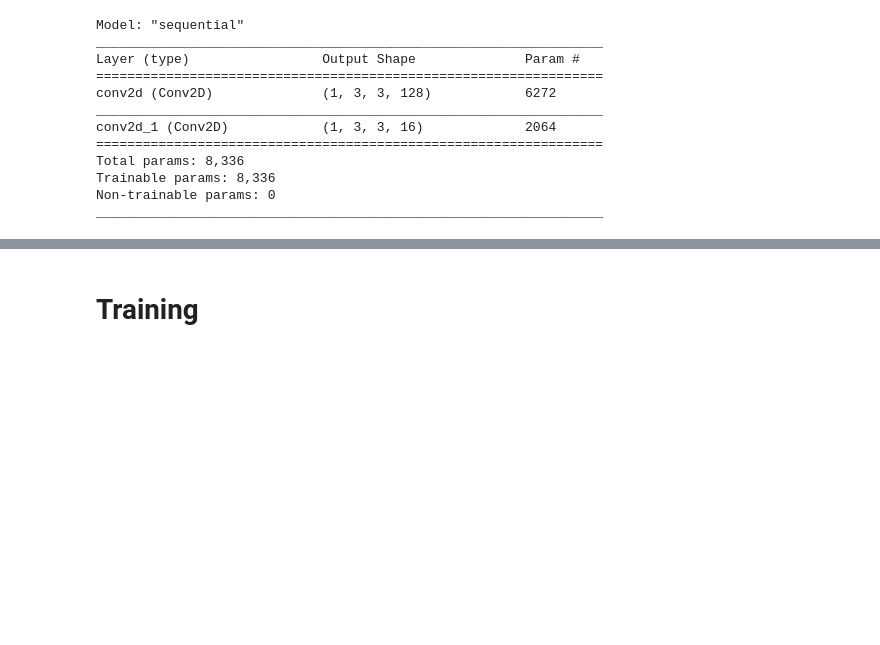
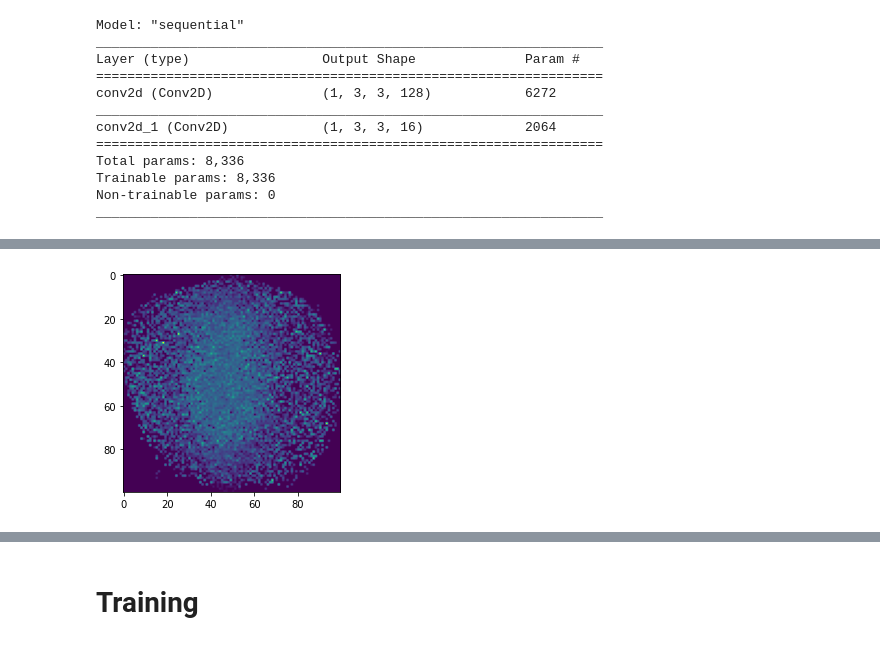
Before and after one commit to Schumacher-group/post--growing-ca, a Jupyter notebook: Growing_Neural_Cellular_Automata_2_0.ipynb, the cells around one changed output, grey strips where cells are left out. Cells and saved outputs as stored; diff of their text form; code cells hidden in the pictures; blank space fills up the shorter version.

```diff
--- a/Growing_Neural_Cellular_Automata_2_0.ipynb
+++ b/Growing_Neural_Cellular_Automata_2_0.ipynb
@@ -350,0 +443,81 @@ _________________________________________________________________
+# %%
+#@title Read average data
+
+# Importing necessary Libraries
+import numpy as np
+import pandas as pd
+
+from skimage.transform import hough_ellipse
+
+# Read table
+df = pd.read_csv("https://github.com/Schumacher-group/post--growing-ca/blob/master/data/210427_S2_results?raw=true", sep='\t')
+#print(df.columns)
+
+# define timepoints (conditions)
+timepoints = ["36h", "48h", "60h"]
+timepoint = '60h'
+
+# create a new column to specify conditions
+predicates = [(df['Image Name'].str.contains(x)) for x in timepoints]
+df['Time Point'] = np.select(predicates, timepoints)
+df[['Image Name', 'Time Point']].head()
+
+
+# subset data acc. to timepoint
+df_subset = df.loc[df['Time Point']==timepoint]
+
+# isolate relevant columns
+x = df_subset['Normalised Coordinate 0']
+y = df_subset['Normalised Coordinate 1']
+points = df_subset[['Normalised Coordinate 0', 'Normalised Coordinate 1']]
+
+# mean intensity for marker proteins
+SOX2 = df_subset['Mean Intensity SOX2']
+TBRA = df_subset['Mean Intensity TBRA']
+GSC = df_subset['Mean Intensity GSC']
+
+# number of bins to which image will be alloted
+bin_number = 100
+
+# create array with count entries for each bin
+H, xedges, yedges = np.histogram2d(x, y, bins = bin_number)
+H = H.T
+
+# create second array to use as a divisor
+H_divisor = np.histogram2d(x, y, bins = bin_number)[0].T
+H_divisor[np.where(H == 0)] = 1
+
+# create arrays with sum of mean intensities and divide to get mean of mean intensities
+H_SOX2 = np.histogram2d(x, y, bins = bin_number, weights=SOX2)[0].T
+H_mean_SOX2 = H_SOX2/ H_divisor
+H_TBRA = np.histogram2d(x, y, bins = bin_number, weights=TBRA)[0].T
+H_mean_TBRA = H_TBRA / H_divisor
+H_GSC = np.histogram2d(x, y, bins = bin_number, weights=GSC)[0].T
+H_mean_GSC = H_GSC / H_divisor
+
+# create dead / alive column as a binary column
+H_lamina = np.histogram2d(x, y, bins = bin_number)[0].T
+H_lamina[np.where(H_lamina != 0)] = 1
+
+
+
+H_mean_SOX2_reformated = H_mean_SOX2.reshape((H_mean_SOX2.shape[0], H_mean_SOX2.shape[1], 1))
+H_mean_TBRA_reformated = H_mean_TBRA.reshape((H_mean_TBRA.shape[0], H_mean_TBRA.shape[1], 1))
+H_mean_GSC_reformated = H_mean_GSC.reshape((H_mean_GSC.shape[0], H_mean_GSC.shape[1], 1))
+H_lamina_reformated = H_lamina.reshape((H_lamina.shape[0], H_lamina.shape[1], 1))
+
+
+
+H_array = np.concatenate((H_mean_SOX2_reformated,
+                          H_mean_TBRA_reformated,
+                          H_mean_GSC_reformated,
+                          H_lamina_reformated), axis = 2)
+
+# Visualization and check
+#pl.imshow(H_mean_SOX2)
+#pl.imshow(H_mean_GSC)
+pl.imshow(H_mean_TBRA)
+#pl.imshow(H_lamina, vmax = 1)
+
+# print(H_array.shape)
+# %% [output]
@@ -350,0 +525 @@ _________________________________________________________________
+[figure, added]
```
Also changed, not shown: parts of 30 cells of this notebook.
